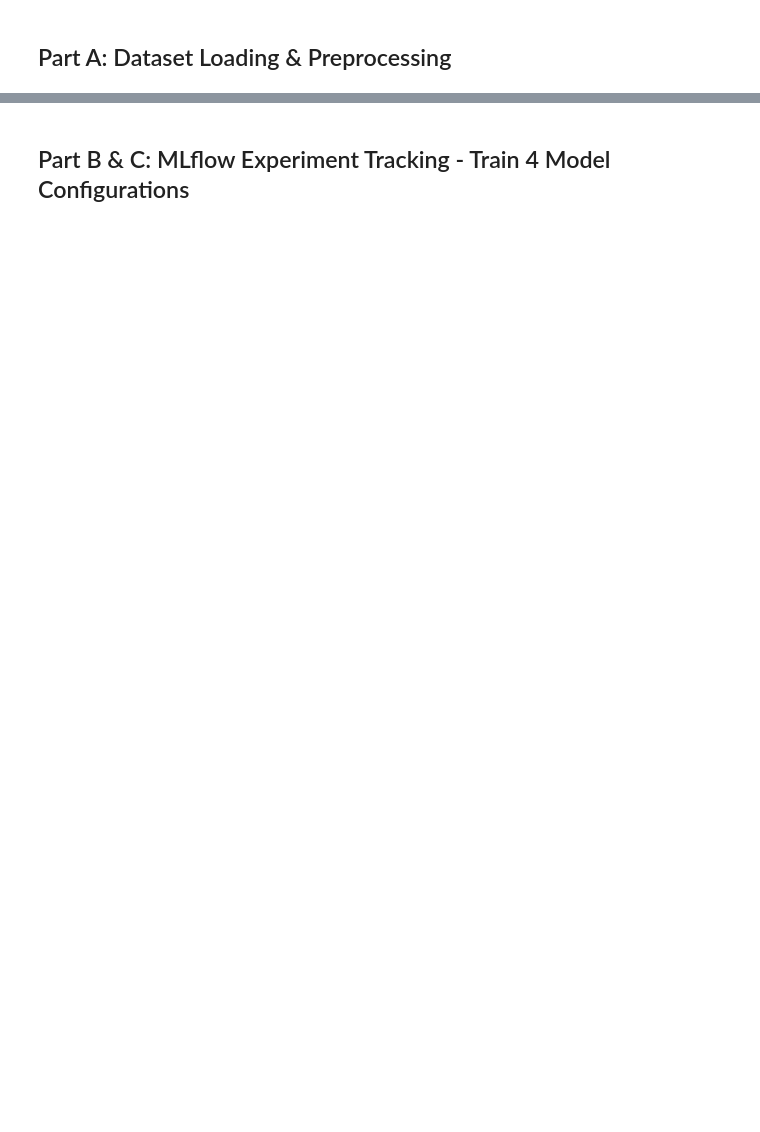
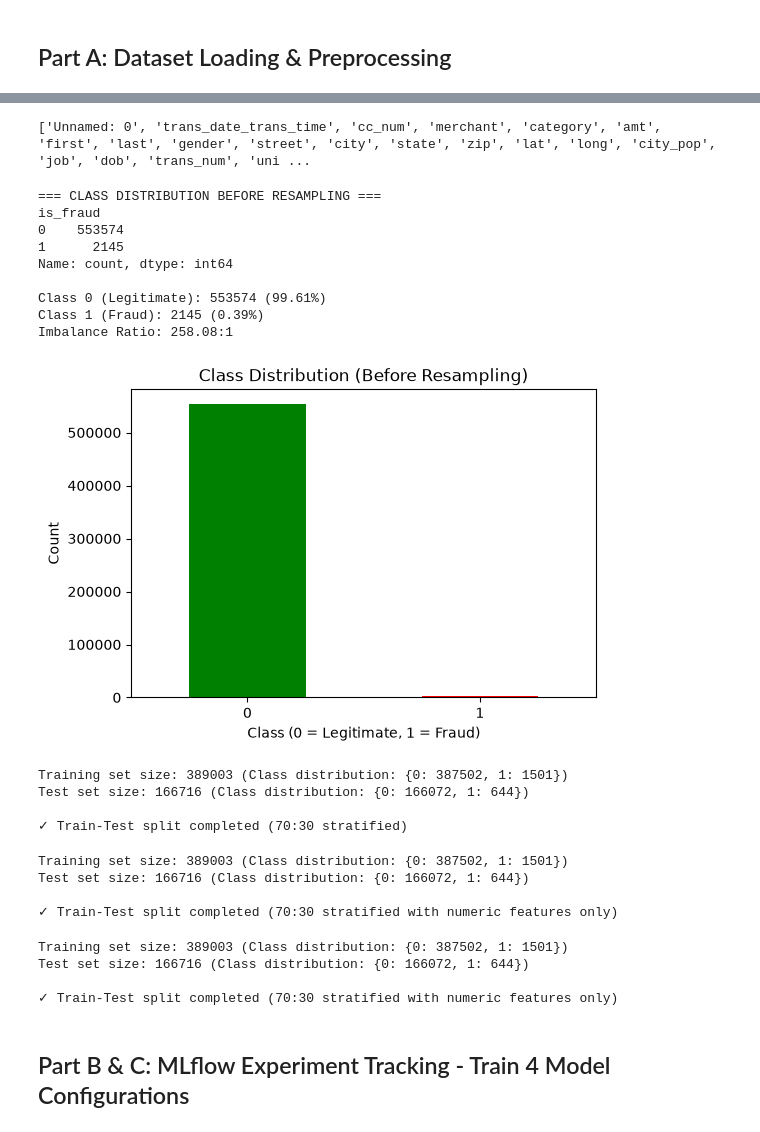
Before and after one commit to Rajashri-432/capstone-anomaly-detection, a Jupyter notebook: anomaly_detection.ipynb, the cells around one changed output, grey strips where cells are left out. Drawn from its saved outputs; the diff is of its cells as text; code cells hidden in the pictures; blank space fills up the shorter version.

```diff
--- a/anomaly_detection.ipynb
+++ b/anomaly_detection.ipynb
@@ -46,27 +65,39 @@ print(df.isnull().sum().sum())
+# %%
+print(df.columns.tolist())
+# %% [output]
+['Unnamed: 0', 'trans_date_trans_time', 'cc_num', 'merchant', 'category', 'amt', 'first', 'last', 'gender', 'street', 'city', 'state', 'zip', 'lat', 'long', 'city_pop', 'job', 'dob', 'trans_num', 'uni ...
 # %%
 # Inspect class distribution (BEFORE resampling)
 print("\n=== CLASS DISTRIBUTION BEFORE RESAMPLING ===")
-class_dist_before = df['Class'].value_counts()
+class_dist_before = df['is_fraud'].value_counts()
 print(class_dist_before)
 print(f"\nClass 0 (Legitimate): {class_dist_before[0]} ({class_dist_before[0]/len(df)*100:.2f}%)")
 print(f"Class 1 (Fraud): {class_dist_before[1]} ({class_dist_before[1]/len(df)*100:.2f}%)")
 print(f"Imbalance Ratio: {class_dist_before[0]/class_dist_before[1]:.2f}:1")
 
 # Visualize class distribution
-plt.figure(figsize=(8, 5))
+plt.figure(figsize=(6, 4))
 class_dist_before.plot(kind='bar', color=['green', 'red'])
-plt.title('Class Distribution (Before Resampling)', fontsize=14, fontweight='bold')
-plt.xlabel('Class (0=Legitimate, 1=Fraud)')
+plt.title('Class Distribution (Before Resampling)')
+plt.xlabel('Class (0 = Legitimate, 1 = Fraud)')
 plt.ylabel('Count')
 plt.xticks(rotation=0)
-plt.tight_layout()
-plt.savefig('class_dist_before.png', dpi=150, bbox_inches='tight')
 plt.show()
-print("\n✓ Saved: class_dist_before.png")
+# %% [output]
+=== CLASS DISTRIBUTION BEFORE RESAMPLING ===
+is_fraud
+0    553574
+1      2145
+Name: count, dtype: int64
+
+Class 0 (Legitimate): 553574 (99.61%)
+Class 1 (Fraud): 2145 (0.39%)
+Imbalance Ratio: 258.08:1
+[figure, added]
 # %%
 # Separate features and target
-X = df.drop('Class', axis=1)
-y = df['Class']
+X = df.drop('is_fraud', axis=1)
+y = df['is_fraud']
 
 # Stratified train-test split: 70% training, 30% testing
 X_train, X_test, y_train, y_test = train_test_split(
@@ -76,3 +107,8 @@ X_train, X_test, y_train, y_test = train_test_split(
 print(f"Training set size: {X_train.shape[0]} (Class distribution: {y_train.value_counts().to_dict()})")
 print(f"Test set size: {X_test.shape[0]} (Class distribution: {y_test.value_counts().to_dict()})")
 print(f"\n✓ Train-Test split completed (70:30 stratified)")
+# %% [output]
+Training set size: 389003 (Class distribution: {0: 387502, 1: 1501})
+Test set size: 166716 (Class distribution: {0: 166072, 1: 644})
+
+✓ Train-Test split completed (70:30 stratified)
@@ -109,3 +115,47 @@ print("✓ Saved: class_dist_after_smote.png")
+# %%
+# Separate features and target, keeping only numeric columns for scaling
+# (Drops columns like trans_date_trans_time, merchant, category, first, last, trans_num, etc.)
+numeric_cols = df.select_dtypes(include=['int64', 'float64']).columns
+numeric_cols = numeric_cols.drop('is_fraud')  # Ensure the target is not in X
+
+X = df[numeric_cols]
+y = df['is_fraud']
+
+# Stratified train-test split: 70% training, 30% testing
+X_train, X_test, y_train, y_test = train_test_split(
+    X, y, test_size=0.30, random_state=42, stratify=y
+)
+
+print(f"Training set size: {X_train.shape[0]} (Class distribution: {y_train.value_counts().to_dict()})")
+print(f"Test set size: {X_test.shape[0]} (Class distribution: {y_test.value_counts().to_dict()})")
+print(f"\n✓ Train-Test split completed (70:30 stratified with numeric features only)")
+# %% [output]
+Training set size: 389003 (Class distribution: {0: 387502, 1: 1501})
+Test set size: 166716 (Class distribution: {0: 166072, 1: 644})
+
+✓ Train-Test split completed (70:30 stratified with numeric features only)
+# %%
+# Separate features and target, keeping only numeric columns for scaling
+# (Drops columns like trans_date_trans_time, merchant, category, first, last, trans_num, etc.)
+numeric_cols = df.select_dtypes(include=['int64', 'float64']).columns
+numeric_cols = numeric_cols.drop('is_fraud')  # Ensure the target is not in X
+
+X = df[numeric_cols]
+y = df['is_fraud']
+
+# Stratified train-test split: 70% training, 30% testing
+X_train, X_test, y_train, y_test = train_test_split(
+    X, y, test_size=0.30, random_state=42, stratify=y
+)
+
+print(f"Training set size: {X_train.shape[0]} (Class distribution: {y_train.value_counts().to_dict()})")
+print(f"Test set size: {X_test.shape[0]} (Class distribution: {y_test.value_counts().to_dict()})")
+print(f"\n✓ Train-Test split completed (70:30 stratified with numeric features only)")
+# %% [output]
+Training set size: 389003 (Class distribution: {0: 387502, 1: 1501})
+Test set size: 166716 (Class distribution: {0: 166072, 1: 644})
+
+✓ Train-Test split completed (70:30 stratified with numeric features only)
 # %% [markdown]
 ## Part B & C: MLflow Experiment Tracking - Train 4 Model Configurations
 # %%
```
Also changed, not shown: parts of 21 cells of this notebook, 9 other files.
